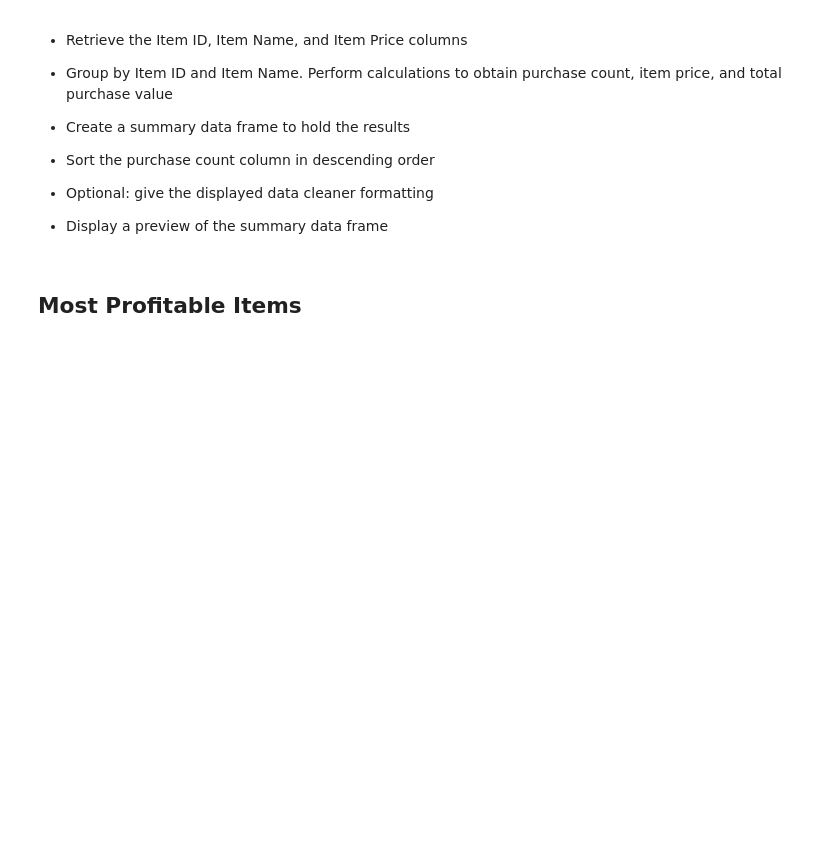
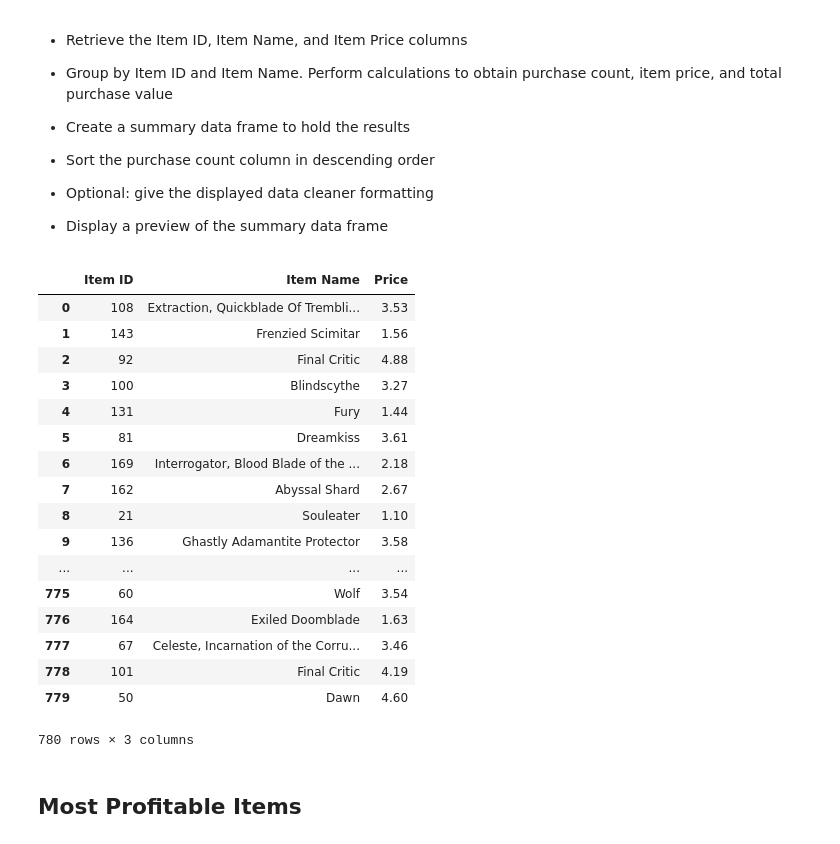
Before and after one commit to lorijta92/Pandas-GameSales, a Jupyter notebook: HeroesOfPymoli_WIP.ipynb, the cells around one changed output. Cells and saved outputs as stored; diff of their text form; code cells hidden in the pictures; blank space fills up the shorter version.

```diff
--- a/HeroesOfPymoli_WIP.ipynb
+++ b/HeroesOfPymoli_WIP.ipynb
@@ -181,3 +181,21 @@ purchase_analysis_gender_df
 
 
 * Display Age Demographics Table
+# %%
+unique_players_df = pd.DataFrame(unique_players)
+
+# Place players into age bins
+age_bins = [0, 9, 14, 19, 24, 29, 34, 39, 50]
+age_labels = ['<10', '10-14', '15-19', '20-24', '25-29', '30-34', '35-39', '40+']
+unique_players_df['Age Group'] = pd.cut(unique_players['Age'], age_bins, labels=age_labels)
+
+# Group players by age groups
+age_groups = unique_players_df.groupby('Age Group')
+
+# Find total count and percentage
+age_groups['Age'].count()
+age_pct = round(age_groups['Age'].count()/total_players * 100, 2)
+
+# Place in data frame
+age_demo_df = pd.DataFrame({'Total Count':age_groups['Age'].count(), 'Percentage of Players':age_pct})
+age_demo_df
@@ -197,3 +226,25 @@ purchase_analysis_gender_df
 
 
 * Display the summary data frame
+# %%
+# Group by age bins
+purchase_data['Age Group'] = pd.cut(purchase_data['Age'], age_bins, labels=age_labels)
+purchase_groups = purchase_data.groupby('Age Group')
+
+#Find purchase count, average purchase price, total purchase value, and average total purchase per person
+purchase_groups['Price'].count()
+purchase_groups['Price'].mean()
+purchase_groups['Price'].sum()
+avg_total_pp_age = purchase_groups['Price'].sum()/age_groups['Age'].count()
+
+# Store in data frame
+purchase_analysis_age_df = pd.DataFrame({'Purchase Count': purchase_groups['Price'].count(),
+                                            'Average Purchase Price': purchase_groups['Price'].mean(),
+                                            'Total Purchase Value': purchase_groups['Price'].sum(),
+                                            'Average Total Purchase per Person': avg_total_pp_age})
+# Format with mapping
+purchase_analysis_age_df['Average Purchase Price'] = purchase_analysis_age_df['Average Purchase Price'].map("${:.2f}".format)
+purchase_analysis_age_df['Total Purchase Value'] = purchase_analysis_age_df['Total Purchase Value'].map("${:.2f}".format)
+purchase_analysis_age_df['Average Total Purchase per Person'] = purchase_analysis_age_df['Average Total Purchase per Person'].map("${:.2f}".format)
+
+purchase_analysis_age_df
@@ -232,6 +322,28 @@ purchase_analysis_gender_df
 
 
 * Display a preview of the summary data frame
+# %%
+# Retrieve Item ID, Item Name, and Item Price columns
+purchase_data_sm = purchase_data[['Item ID', 'Item Name', 'Price']]
+# %% [output]
+|  | Item ID | Item Name | Price |
+| 0 | 108 | Extraction, Quickblade Of Trembli... | 3.53 |
+| 1 | 143 | Frenzied Scimitar | 1.56 |
+| 2 | 92 | Final Critic | 4.88 |
+| 3 | 100 | Blindscythe | 3.27 |
+| 4 | 131 | Fury | 1.44 |
+| 5 | 81 | Dreamkiss | 3.61 |
+| 6 | 169 | Interrogator, Blood Blade of the ... | 2.18 |
+| 7 | 162 | Abyssal Shard | 2.67 |
+| 8 | 21 | Souleater | 1.10 |
+| 9 | 136 | Ghastly Adamantite Protector | 3.58 |
+| ... | ... | ... | ... |
+| 775 | 60 | Wolf | 3.54 |
+| 776 | 164 | Exiled Doomblade | 1.63 |
+| 777 | 67 | Celeste, Incarnation of the Corru... | 3.46 |
+| 778 | 101 | Final Critic | 4.19 |
+| 779 | 50 | Dawn | 4.60 |
+780 rows × 3 columns
 # %% [markdown]
 ## Most Profitable Items
 # %% [markdown]
```
Also changed, not shown: parts of 4 cells of this notebook.
